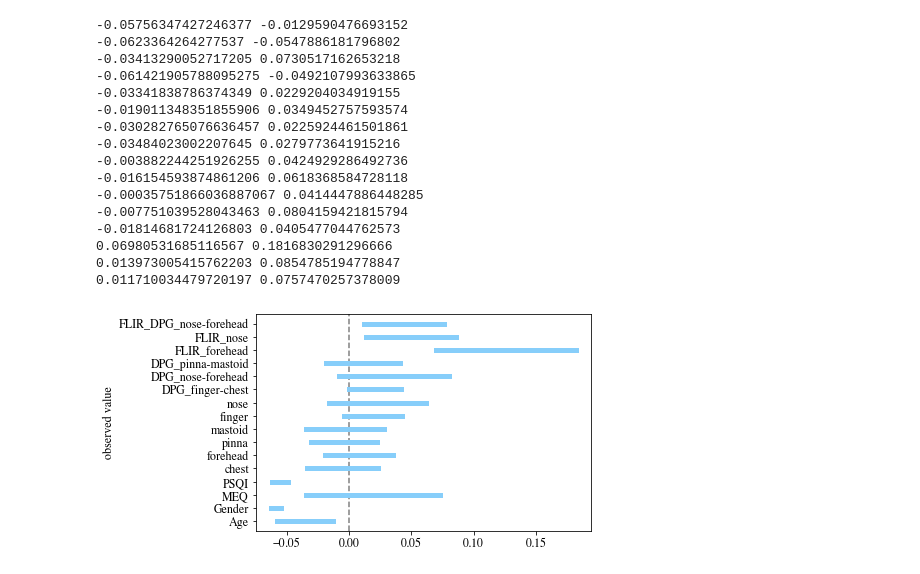
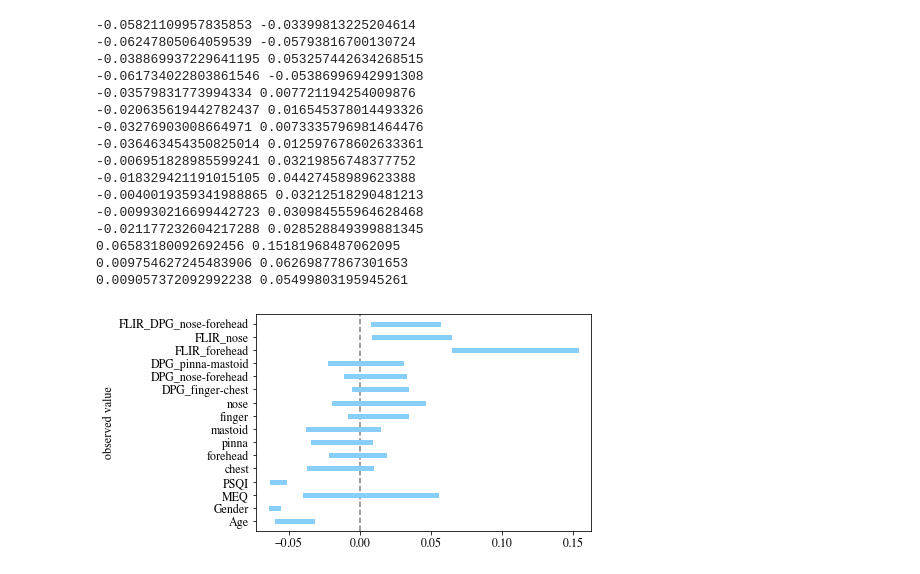
Before and after one commit to rooslucas/Bachelor-Thesis, a Jupyter notebook: BSRT/Bootstrap/bootstrap_visualisation_BSRT.ipynb, the cells around one changed output. Cells and saved outputs as stored; diff of their text form; code cells hidden in the pictures.

```diff
--- a/BSRT/Bootstrap/bootstrap_visualisation_BSRT.ipynb
+++ b/BSRT/Bootstrap/bootstrap_visualisation_BSRT.ipynb
@@ -117,11 +117,11 @@ i = 1
 for feature in features1:
 
     alpha = 0.95
-    p1 = (1.0-alpha) * 100
+    p1 = ((1.0-alpha)/2.0) * 100
     lowerf1 =  np.percentile(output[feature], p1)
     p2 = (alpha+((1.0-alpha)/2.0)) * 100
-    #upperf1 =  np.percentile(output[feature], p2)
-    upperf1 = max(output[feature])
+    upperf1 =  np.percentile(output[feature], p2)
+    #upperf1 = max(output[feature])
     print(lowerf1, upperf1)
     plt.plot([lowerf1, upperf1], [i, i], c='lightcoral', linewidth=5)
     i+=1
@@ -156,11 +156,11 @@ i = 1
 for feature in features2:
 
     alpha = 0.95
-    p1 = (1.0-alpha) * 100
+    p1 = ((1.0-alpha)/2.0) * 100
     lowerf1 =  np.percentile(output[feature], p1)
     p2 = (alpha+((1.0-alpha)/2.0)) * 100
-    #upperf1 =  np.percentile(output[feature], p2)
-    upperf1 = max(output[feature])
+    upperf1 =  np.percentile(output[feature], p2)
+    #upperf1 = max(output[feature])
     print(lowerf1, upperf1)
     plt.plot([lowerf1, upperf1], [i, i], c='lightgreen', linewidth=5)
     i+=1
@@ -177,46 +177,46 @@ plt.show()
 # %%
 features3 = output[['diff_Age3', 'diff_Gender3', 'diff_MEQ3', 'diff_PSQI3', 'diff_chest3',
                     'diff_forehead3', 'diff_pinna3', 'diff_mastoid3', 'diff_finger3','diff_nose3', 'diff_dpg_fc3',
                     'diff_dpg_nf3', 'diff_dog_pm3', 'diff_F_forehead3','diff_F_nose3', 'diff_F_dpg_nf3']]
 
 plt.plot()
 plt.ylabel('observed value')
 
 plt.axvline(.0, ls='--', c='grey')
 i = 1
 for feature in features3:
 
     alpha = 0.95
-    p1 = (1.0-alpha) * 100
+    p1 = ((1.0-alpha)/2.0) * 100
     lowerf1 =  np.percentile(output[feature], p1)
     p2 = (alpha+((1.0-alpha)/2.0)) * 100
-    #upperf1 =  np.percentile(output[feature], p2)
-    upperf1 = max(output[feature])
+    upperf1 =  np.percentile(output[feature], p2)
+    #upperf1 = max(output[feature])
     print(lowerf1, upperf1)
     plt.plot([lowerf1, upperf1], [i, i], c='lightskyblue', linewidth=5)
     i+=1
 plt.yticks(np.arange(16) + 1, ('Age', 'Gender', 'MEQ', 'PSQI', 'chest',
                                'forehead', 'pinna', 'mastoid', 'finger', 'nose', 'DPG_finger-chest',
                                'DPG_nose-forehead',
                                'DPG_pinna-mastoid', 'FLIR_forehead', 'FLIR_nose', 'FLIR_DPG_nose-forehead'))
 
 plt.savefig('gini_3-b.png', dpi=300, bbox_inches='tight')
 plt.show()
 # %% [output]
--0.05756347427246377 -0.0129590476693152
--0.0623364264277537 -0.0547886181796802
--0.03413290052717205 0.0730517162653218
--0.061421905788095275 -0.0492107993633865
--0.03341838786374349 0.0229204034919155
--0.019011348351855906 0.0349452757593574
--0.030282765076636457 0.0225924461501861
--0.03484023002207645 0.0279773641915216
--0.003882244251926255 0.0424929286492736
--0.016154593874861206 0.0618368584728118
--0.00035751866036887067 0.0414447886448285
--0.007751039528043463 0.0804159421815794
--0.01814681724126803 0.0405477044762573
-0.06980531685116567 0.1816830291296666
-0.013973005415762203 0.0854785194778847
-0.011710034479720197 0.0757470257378009
+-0.05821109957835853 -0.03399813225204614
+-0.06247805064059539 -0.05793816700130724
+-0.038869937229641195 0.053257442634268515
+-0.061734022803861546 -0.05386996942991308
+-0.03579831773994334 0.007721194254009876
+-0.020635619442782437 0.016545378014493326
+-0.03276903008664971 0.0073335796981464476
+-0.036463454350825014 0.012597678602633361
+-0.006951828985599241 0.03219856748377752
+-0.018329421191015105 0.04427458989623388
+-0.0040019359341988865 0.03212518290481213
+-0.009930216699442723 0.030984555964628468
+-0.021177232604217288 0.028528849399881345
+0.06583180092692456 0.15181968487062095
+0.009754627245483906 0.06269877867301653
+0.009057372092992238 0.05499803195945261
-[figure, old version]
+[figure, new version]
```
Also changed, not shown: parts of 6 cells of this notebook.
